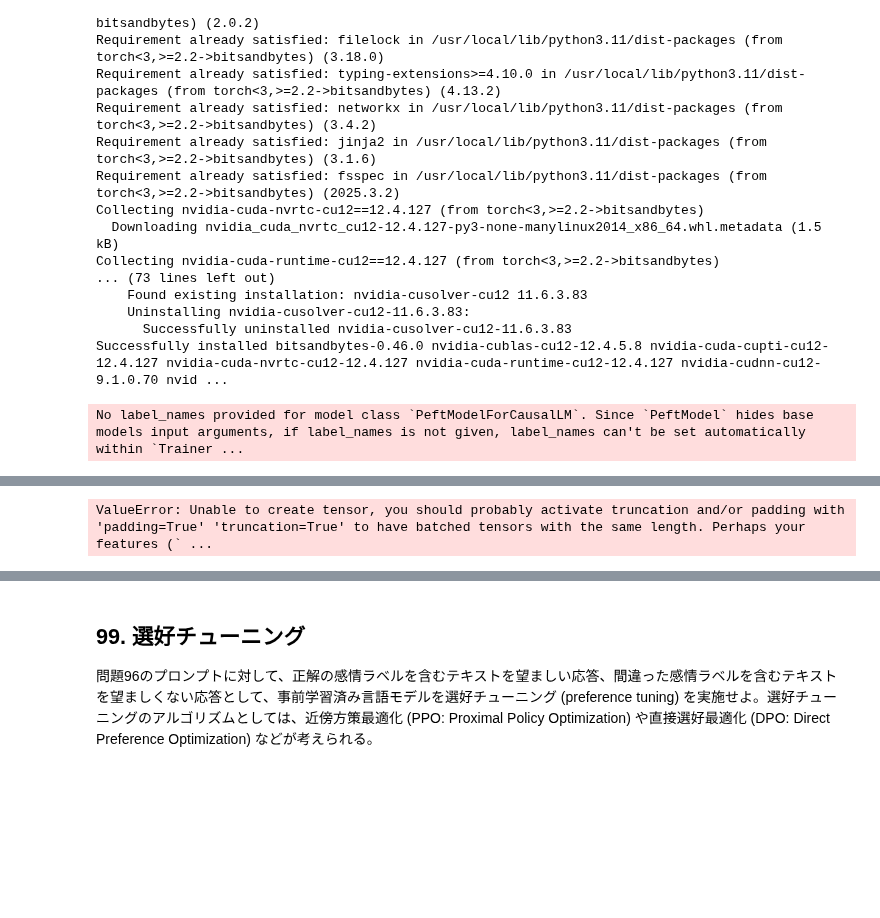
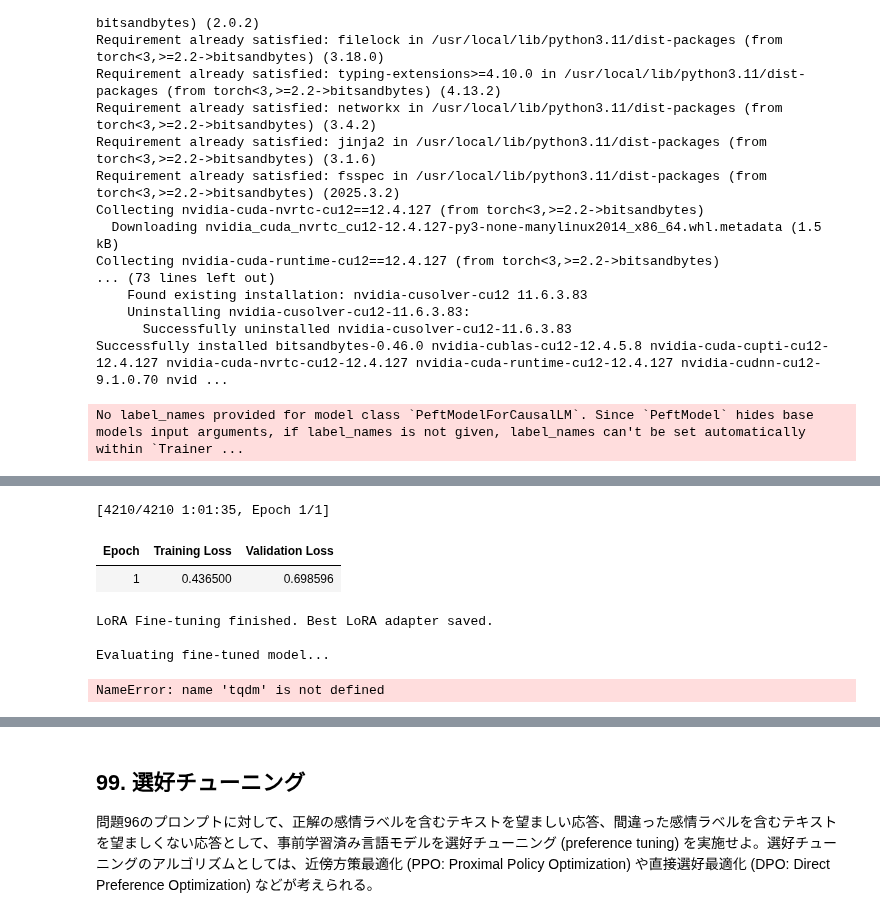
Before and after one commit to white02901/100nock, a Jupyter notebook: ja/ch10.ipynb, the cells around one changed output, grey strips where cells are left out. Saved outputs shown, nothing was run; the diff lists cells and outputs as text; code cells hidden in the pictures; blank space fills up the shorter version.

```diff
--- a/ja/ch10.ipynb
+++ b/ja/ch10.ipynb
@@ -1875,18 +2135,18 @@ class SentimentDataset(Dataset):
             labels[:] = -100
 
         # デバッグ用のprint文 (通常はコメントアウト)
-        print(f"Sample idx {idx}: source_len={source_len}, actual_input_len={actual_input_len}")
-        print(f"Sample idx {idx}: input_ids.shape={input_ids.shape}, attention_mask.shape={attention_mask.shape}, labels.shape={labels.shape}")
-        if idx < 1: # 最初のサンプルだけ中身を確認
-            print("--- Sample Debug ---")
-            print("Review Text:", review_text)
-            print("Target Text:", target_text)
-            print("Prompt Input Part (first 50 chars):", prompt_input_part[:50])
-            print("Full Prompt Text (first 50 chars):", full_prompt_text[:50])
-            print("Decoded input_ids:", self.tokenizer.decode(input_ids))
-            print("Labels (masked):", labels.tolist())
-            print("Decoded labels (where not -100):", self.tokenizer.decode([l if l != -100 else self.tokenizer.pad_token_id for l in labels]))
-            print("--- End Sample Debug ---")
+        # print(f"Sample idx {idx}: source_len={source_len}, actual_input_len={actual_input_len}")
+        # print(f"Sample idx {idx}: input_ids.shape={input_ids.shape}, attention_mask.shape={attention_mask.shape}, labels.shape={labels.shape}")
+        # if idx < 1: # 最初のサンプルだけ中身を確認
+        #     print("--- Sample Debug ---")
+        #     print("Review Text:", review_text)
+        #     print("Target Text:", target_text)
+        #     print("Prompt Input Part (first 50 chars):", prompt_input_part[:50])
+        #     print("Full Prompt Text (first 50 chars):", full_prompt_text[:50])
+        #     print("Decoded input_ids:", self.tokenizer.decode(input_ids))
+        #     print("Labels (masked):", labels.tolist())
+        #     print("Decoded labels (where not -100):", self.tokenizer.decode([l if l != -100 else self.tokenizer.pad_token_id for l in labels]))
+        #     print("--- End Sample Debug ---")
 
         # 最終的な形状チェック (バッチ処理エラーを防ぐため)
         assert input_ids.shape[0] == attention_mask.shape[0], \
@@ -1901,7 +2161,7 @@ class SentimentDataset(Dataset):
         }
 
 # --- 2. モデルとトークナイザの初期化 (LoRAを適用) ---
-model_name = "gpt2-large"
+model_name = "distilgpt2"
 tokenizer = GPT2Tokenizer.from_pretrained(model_name)
 
 # パディングトークンの設定
@@ -1976,9 +2236,9 @@ output_dir = "./sst2_gpt2_large_lora_finetuned"
 training_args = TrainingArguments(
     output_dir=output_dir,
     num_train_epochs=1,  # LoRAは少ないエポックでも収束しやすい場合がある
-    per_device_train_batch_size=2,  # まずは小さく始める (LoRAならもう少し増やせる可能性あり)
-    per_device_eval_batch_size=2,
-    gradient_accumulation_steps=8, # 実質バッチサイズを維持
+    per_device_train_batch_size=1,  # まずは小さく始める (LoRAならもう少し増やせる可能性あり)
+    per_device_eval_batch_size=1,
+    gradient_accumulation_steps=16, # 実質バッチサイズを維持
     learning_rate=1e-4,  # LoRAの場合、少し高めの学習率が良い結果を出すことがある (例: 5e-5, 1e-4, 2e-4)
     weight_decay=0.01,
     eval_strategy="epoch",
@@ -2065,44 +2325,5 @@ def predict_sentiment_finetuned(text, model, tokenizer, device, max_new_tokens=5
         if "positive".startswith(first_word): return 1 # "pos" などでもマッチ
         if "negative".startswith(first_word): return 0 # "neg" などでもマッチ
         return -1 # 不明
-
-
-# 開発データで評価
-predictions_ft = []
-true_labels_ft = []
-undecided_count_ft = 0
-
-print("\nEvaluating fine-tuned model...")
-for index, row in tqdm(dev_df.iterrows(), total=dev_df.shape[0], desc="Evaluating FT Model"):
-    sentence = row['sentence']
-    true_label_num = row['label'] # 0 or 1
-
-    predicted_label_num = predict_sentiment_finetuned(sentence, finetuned_model, tokenizer, device, max_new_tokens=3) # ターゲットは短いので3トークン程度で十分
-
-    if predicted_label_num != -1:
-        predictions_ft.append(predicted_label_num)
-        true_labels_ft.append(true_label_num)
-    else:
-        undecided_count_ft +=1
-        # 不明な場合、評価には含めないか、あるいは多数派/少数派クラスに割り当てるなどの処理が必要
-        # 今回は、明確に判断できたものだけで評価する
-        # もし全件評価したいなら、-1 を例えば0に倒すなど
-        # predictions_ft.append(0) # 例: 不明はネガティブ扱い
-        # true_labels_ft.append(true_label_num)
-
-
-# 結果表示 (前回と同様のclassification_reportなど)
-if len(predictions_ft) > 0:
-    accuracy = accuracy_score(true_labels_ft, predictions_ft)
-    report = classification_report(true_labels_ft, predictions_ft, target_names=['negative (0)', 'positive (1)'])
-
-    print(f"\n--- Fine-tuned Model Evaluation Results ---")
-    print(f"Total decided predictions: {len(predictions_ft)}")
-    print(f"Undecided predictions: {undecided_count_ft}")
-    print(f"Accuracy: {accuracy:.4f}")
-    print("\nClassification Report:")
-    print(report)
-else:
-    print("No valid predictions made by the fine-tuned model.")
 # %% [output]
 No label_names provided for model class `PeftModelForCausalLM`. Since `PeftModel` hides base models input arguments, if label_names is not given, label_names can't be set automatically within `Trainer ...
@@ -2115 +2332,7 @@ Sample idx 49712: input_ids.shape=torch.Size([135]), attention_mask.shape=torch.
-ValueError: Unable to create tensor, you should probably activate truncation and/or padding with 'padding=True' 'truncation=True' to have batched tensors with the same length. Perhaps your features (` ...
+[4210/4210 1:01:35, Epoch 1/1]
+| Epoch | Training Loss | Validation Loss |
+| 1 | 0.436500 | 0.698596 |
+LoRA Fine-tuning finished. Best LoRA adapter saved.
+
+Evaluating fine-tuned model...
+NameError: name 'tqdm' is not defined
```
Also changed, not shown: parts of 3 cells of this notebook.
